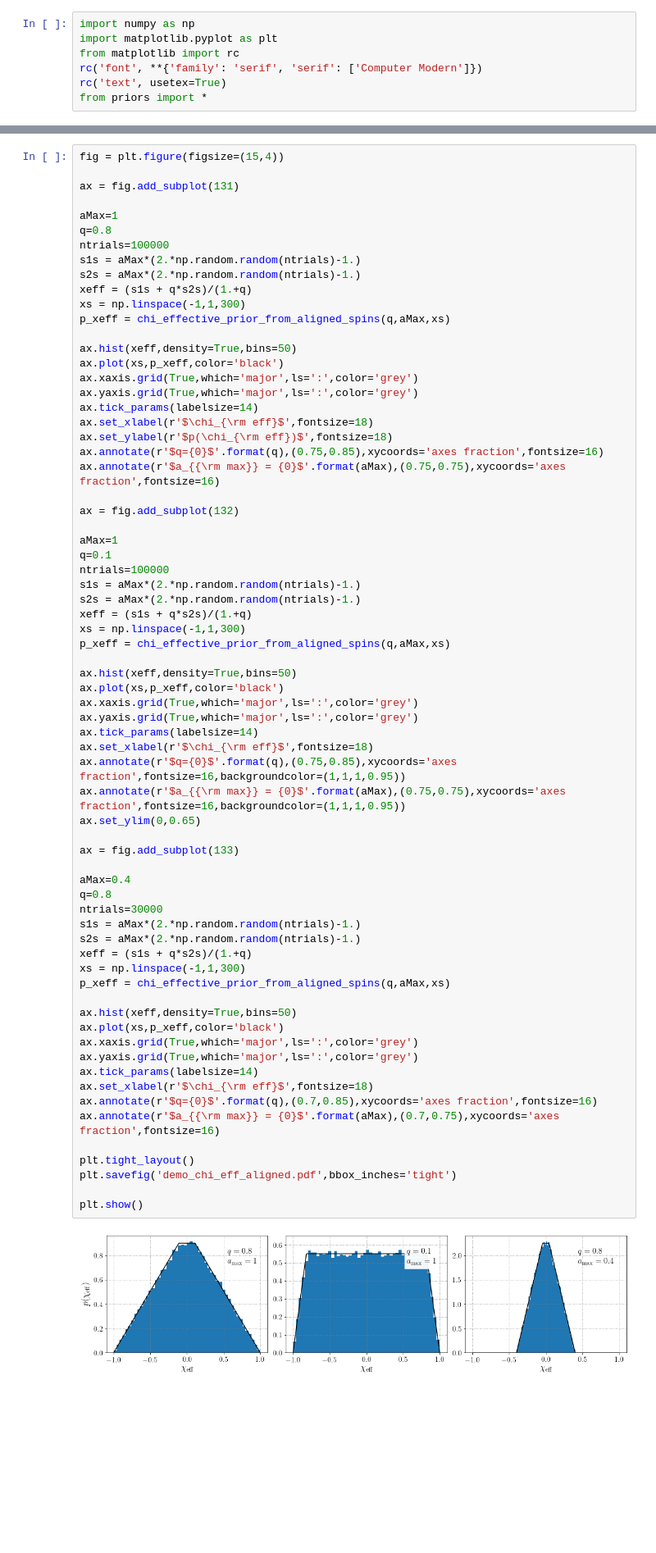
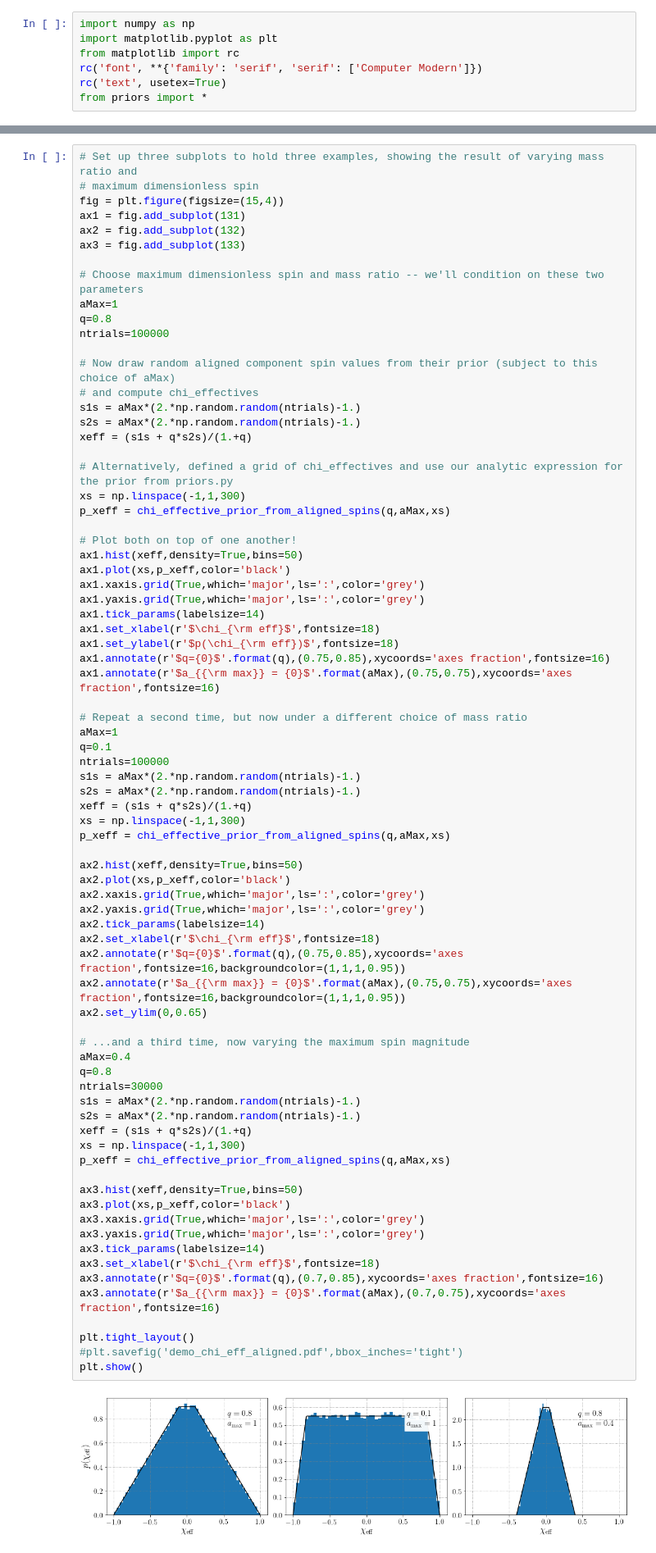
Before and after one commit to tcallister/effective-spin-priors, a Jupyter notebook: Demo.ipynb, the cells around one changed output, grey strips where cells are left out. Shown at 82% size. Drawn from its saved outputs; the diff is of its cells as text; blank space fills up the shorter version.

```diff
--- a/Demo.ipynb
+++ b/Demo.ipynb
@@ -8,71 +12,78 @@ from priors import *
 # %%
+# Set up three subplots to hold three examples, showing the result of varying mass ratio and
+# maximum dimensionless spin
 fig = plt.figure(figsize=(15,4))
+ax1 = fig.add_subplot(131)
+ax2 = fig.add_subplot(132)
+ax3 = fig.add_subplot(133)
 
-ax = fig.add_subplot(131)
-
+# Choose maximum dimensionless spin and mass ratio -- we'll condition on these two parameters
 aMax=1
 q=0.8
 ntrials=100000
+
+# Now draw random aligned component spin values from their prior (subject to this choice of aMax)
+# and compute chi_effectives
 s1s = aMax*(2.*np.random.random(ntrials)-1.)
 s2s = aMax*(2.*np.random.random(ntrials)-1.)
 xeff = (s1s + q*s2s)/(1.+q)
+
+# Alternatively, defined a grid of chi_effectives and use our analytic expression for the prior from priors.py
 xs = np.linspace(-1,1,300)
 p_xeff = chi_effective_prior_from_aligned_spins(q,aMax,xs)
 
-ax.hist(xeff,density=True,bins=50)
-ax.plot(xs,p_xeff,color='black')
-ax.xaxis.grid(True,which='major',ls=':',color='grey')
-ax.yaxis.grid(True,which='major',ls=':',color='grey')
-ax.tick_params(labelsize=14)
-ax.set_xlabel(r'$\chi_{\rm eff}$',fontsize=18)
-ax.set_ylabel(r'$p(\chi_{\rm eff})$',fontsize=18)
-ax.annotate(r'$q={0}$'.format(q),(0.75,0.85),xycoords='axes fraction',fontsize=16)
-ax.annotate(r'$a_{{\rm max}} = {0}$'.format(aMax),(0.75,0.75),xycoords='axes fraction',fontsize=16)
+# Plot both on top of one another!
+ax1.hist(xeff,density=True,bins=50)
+ax1.plot(xs,p_xeff,color='black')
+ax1.xaxis.grid(True,which='major',ls=':',color='grey')
+ax1.yaxis.grid(True,which='major',ls=':',color='grey')
+ax1.tick_params(labelsize=14)
+ax1.set_xlabel(r'$\chi_{\rm eff}$',fontsize=18)
+ax1.set_ylabel(r'$p(\chi_{\rm eff})$',fontsize=18)
+ax1.annotate(r'$q={0}$'.format(q),(0.75,0.85),xycoords='axes fraction',fontsize=16)
+ax1.annotate(r'$a_{{\rm max}} = {0}$'.format(aMax),(0.75,0.75),xycoords='axes fraction',fontsize=16)
 
-ax = fig.add_subplot(132)
-
+# Repeat a second time, but now under a different choice of mass ratio
 aMax=1
 q=0.1
 ntrials=100000
 s1s = aMax*(2.*np.random.random(ntrials)-1.)
 s2s = aMax*(2.*np.random.random(ntrials)-1.)
 xeff = (s1s + q*s2s)/(1.+q)
 xs = np.linspace(-1,1,300)
 p_xeff = chi_effective_prior_from_aligned_spins(q,aMax,xs)
 
-ax.hist(xeff,density=True,bins=50)
-ax.plot(xs,p_xeff,color='black')
-ax.xaxis.grid(True,which='major',ls=':',color='grey')
-ax.yaxis.grid(True,which='major',ls=':',color='grey')
-ax.tick_params(labelsize=14)
-ax.set_xlabel(r'$\chi_{\rm eff}$',fontsize=18)
-ax.annotate(r'$q={0}$'.format(q),(0.75,0.85),xycoords='axes fraction',fontsize=16,backgroundcolor=(1,1,1,0.95))
-ax.annotate(r'$a_{{\rm max}} = {0}$'.format(aMax),(0.75,0.75),xycoords='axes fraction',fontsize=16,backgroundcolor=(1,1,1,0.95))
-ax.set_ylim(0,0.65)
+ax2.hist(xeff,density=True,bins=50)
+ax2.plot(xs,p_xeff,color='black')
+ax2.xaxis.grid(True,which='major',ls=':',color='grey')
+ax2.yaxis.grid(True,which='major',ls=':',color='grey')
+ax2.tick_params(labelsize=14)
+ax2.set_xlabel(r'$\chi_{\rm eff}$',fontsize=18)
+ax2.annotate(r'$q={0}$'.format(q),(0.75,0.85),xycoords='axes fraction',fontsize=16,backgroundcolor=(1,1,1,0.95))
+ax2.annotate(r'$a_{{\rm max}} = {0}$'.format(aMax),(0.75,0.75),xycoords='axes fraction',fontsize=16,backgroundcolor=(1,1,1,0.95))
+ax2.set_ylim(0,0.65)
 
-ax = fig.add_subplot(133)
-
+# ...and a third time, now varying the maximum spin magnitude
 aMax=0.4
 q=0.8
 ntrials=30000
 s1s = aMax*(2.*np.random.random(ntrials)-1.)
 s2s = aMax*(2.*np.random.random(ntrials)-1.)
 xeff = (s1s + q*s2s)/(1.+q)
 xs = np.linspace(-1,1,300)
 p_xeff = chi_effective_prior_from_aligned_spins(q,aMax,xs)
 
-ax.hist(xeff,density=True,bins=50)
-ax.plot(xs,p_xeff,color='black')
-ax.xaxis.grid(True,which='major',ls=':',color='grey')
-ax.yaxis.grid(True,which='major',ls=':',color='grey')
-ax.tick_params(labelsize=14)
-ax.set_xlabel(r'$\chi_{\rm eff}$',fontsize=18)
-ax.annotate(r'$q={0}$'.format(q),(0.7,0.85),xycoords='axes fraction',fontsize=16)
-ax.annotate(r'$a_{{\rm max}} = {0}$'.format(aMax),(0.7,0.75),xycoords='axes fraction',fontsize=16)
+ax3.hist(xeff,density=True,bins=50)
+ax3.plot(xs,p_xeff,color='black')
+ax3.xaxis.grid(True,which='major',ls=':',color='grey')
+ax3.yaxis.grid(True,which='major',ls=':',color='grey')
+ax3.tick_params(labelsize=14)
+ax3.set_xlabel(r'$\chi_{\rm eff}$',fontsize=18)
+ax3.annotate(r'$q={0}$'.format(q),(0.7,0.85),xycoords='axes fraction',fontsize=16)
+ax3.annotate(r'$a_{{\rm max}} = {0}$'.format(aMax),(0.7,0.75),xycoords='axes fraction',fontsize=16)
 
 plt.tight_layout()
-plt.savefig('demo_chi_eff_aligned.pdf',bbox_inches='tight')
-
+#plt.savefig('demo_chi_eff_aligned.pdf',bbox_inches='tight')
 plt.show()
 # %% [output]
-[figure, old version]
+[figure, new version]
```
Also changed, not shown: parts of 6 cells of this notebook, 2 other files.
